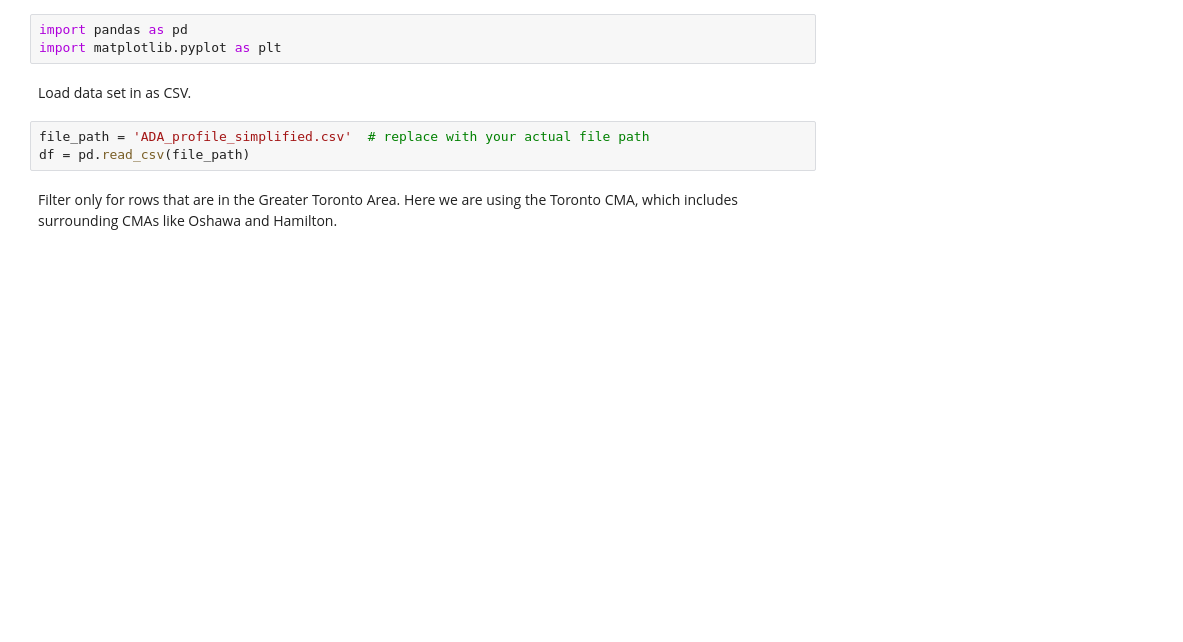
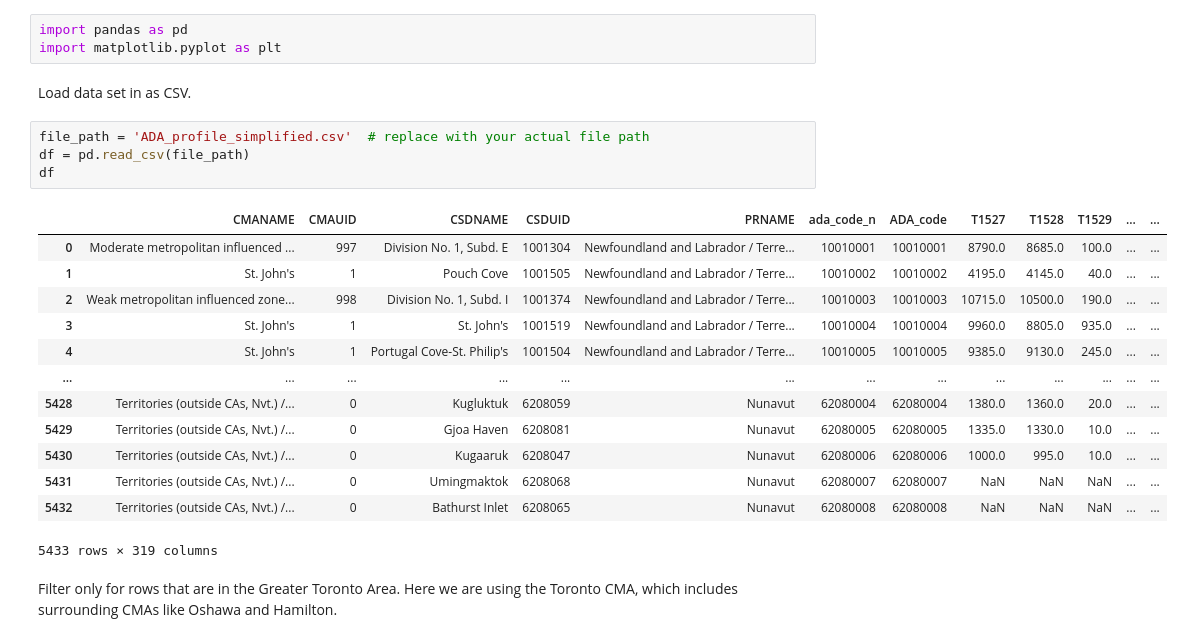
Before and after one commit to IanMacwan/mapping-exclusion-research-data, a Jupyter notebook: immigrant-residency.ipynb, the cells around one changed output. Drawn from its saved outputs; the diff is of its cells as text; blank space fills up the shorter version.

```diff
--- a/immigrant-residency.ipynb
+++ b/immigrant-residency.ipynb
@@ -8,6 +8,21 @@ Load data set in as CSV.
 # %%
 file_path = 'ADA_profile_simplified.csv'  # replace with your actual file path
 df = pd.read_csv(file_path)
+df
+# %% [output]
+|  | CMANAME | CMAUID | CSDNAME | CSDUID | PRNAME | ada_code_n | ADA_code | T1527 | T1528 | T1529 | ... | ... |
+| 0 | Moderate metropolitan influenced ... | 997 | Division No. 1, Subd. E | 1001304 | Newfoundland and Labrador / Terre... | 10010001 | 10010001 | 8790.0 | 8685.0 | 100.0 | ... | ... |
+| 1 | St. John's | 1 | Pouch Cove | 1001505 | Newfoundland and Labrador / Terre... | 10010002 | 10010002 | 4195.0 | 4145.0 | 40.0 | ... | ... |
+| 2 | Weak metropolitan influenced zone... | 998 | Division No. 1, Subd. I | 1001374 | Newfoundland and Labrador / Terre... | 10010003 | 10010003 | 10715.0 | 10500.0 | 190.0 | ... | ... |
+| 3 | St. John's | 1 | St. John's | 1001519 | Newfoundland and Labrador / Terre... | 10010004 | 10010004 | 9960.0 | 8805.0 | 935.0 | ... | ... |
+| 4 | St. John's | 1 | Portugal Cove-St. Philip's | 1001504 | Newfoundland and Labrador / Terre... | 10010005 | 10010005 | 9385.0 | 9130.0 | 245.0 | ... | ... |
+| ... | ... | ... | ... | ... | ... | ... | ... | ... | ... | ... | ... | ... |
+| 5428 | Territories (outside CAs, Nvt.) /... | 0 | Kugluktuk | 6208059 | Nunavut | 62080004 | 62080004 | 1380.0 | 1360.0 | 20.0 | ... | ... |
+| 5429 | Territories (outside CAs, Nvt.) /... | 0 | Gjoa Haven | 6208081 | Nunavut | 62080005 | 62080005 | 1335.0 | 1330.0 | 10.0 | ... | ... |
+| 5430 | Territories (outside CAs, Nvt.) /... | 0 | Kugaaruk | 6208047 | Nunavut | 62080006 | 62080006 | 1000.0 | 995.0 | 10.0 | ... | ... |
+| 5431 | Territories (outside CAs, Nvt.) /... | 0 | Umingmaktok | 6208068 | Nunavut | 62080007 | 62080007 | NaN | NaN | NaN | ... | ... |
+| 5432 | Territories (outside CAs, Nvt.) /... | 0 | Bathurst Inlet | 6208065 | Nunavut | 62080008 | 62080008 | NaN | NaN | NaN | ... | ... |
+5433 rows × 319 columns
 # %% [markdown]
 Filter only for rows that are in the Greater Toronto Area.
 Here we are using the Toronto CMA, which includes surrounding CMAs like Oshawa and Hamilton.
```
Also changed, not shown: parts of 10 cells of this notebook.
